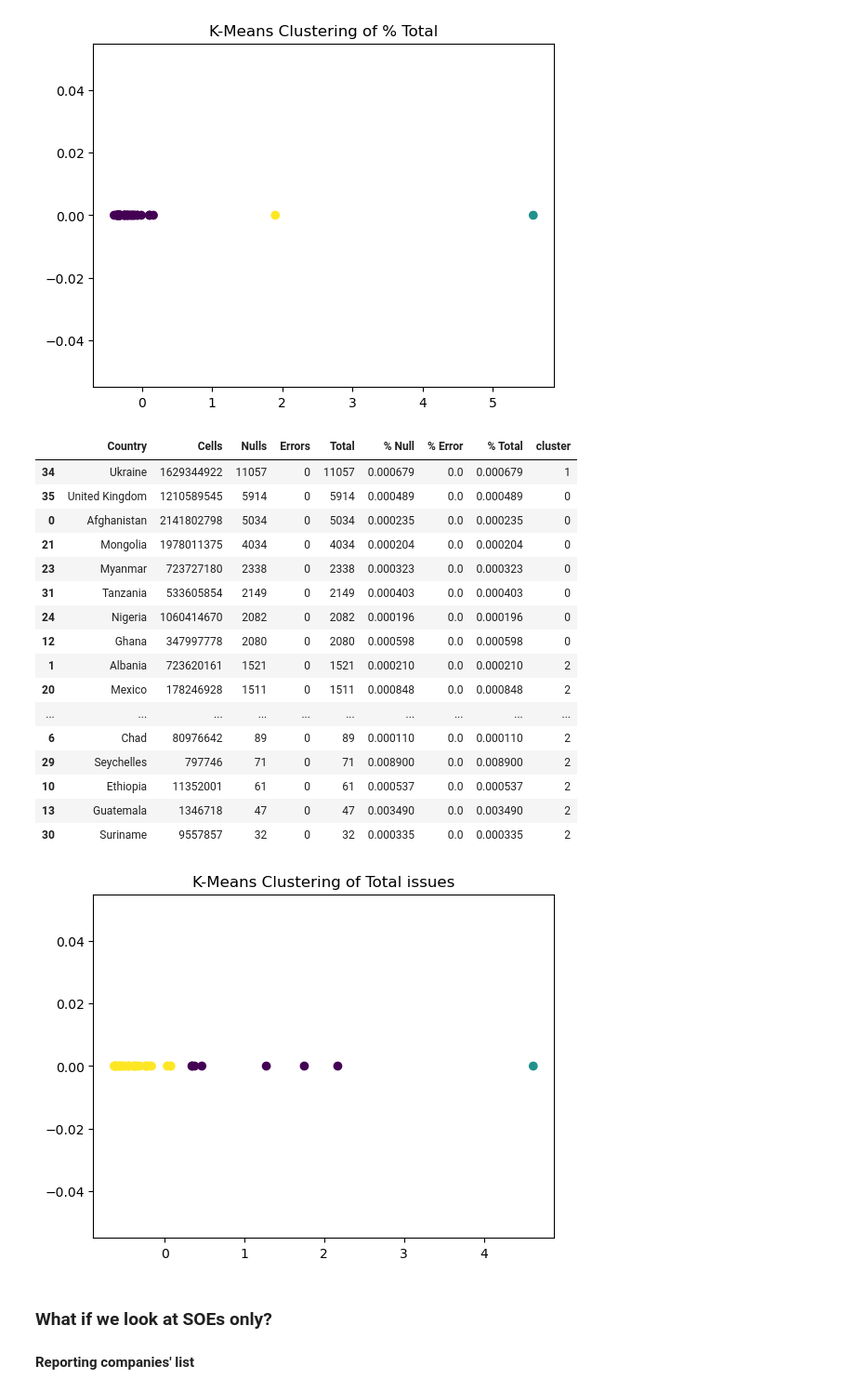
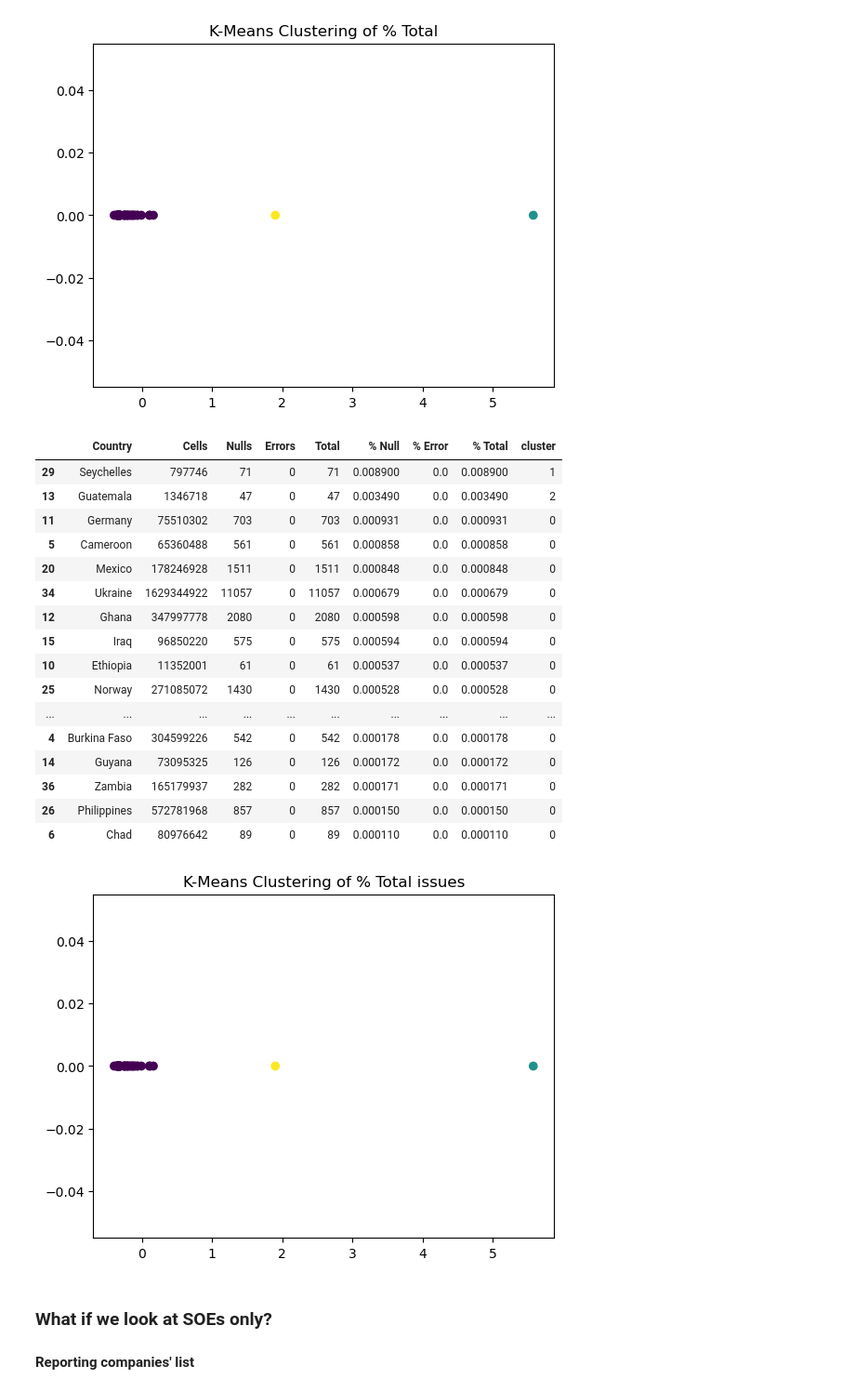
Before and after one commit to civicliteracies/EITI_SDT_data_verification_and_validation, a Jupyter notebook: 01 - Completeness and correctness.ipynb, the cells around one changed output. Shown: that part at 93% size. Saved outputs shown, nothing was run; the diff lists cells and outputs as text; code cells hidden in the pictures.

```diff
--- a/01 - Completeness and correctness.ipynb
+++ b/01 - Completeness and correctness.ipynb
@@ -903,45 +903,45 @@ plt.show()
 # %%
 cluster = issues_per_country_non_opt.copy()
 
 # Select the column for clustering
-X = cluster[['Total']]
+X = cluster[['% Total']]
 
 # Standardize the data (important for k-means)
 scaler = StandardScaler()
 X_scaled = scaler.fit_transform(X)
 
 # Apply k-means clustering with k=3
 kmeans = KMeans(n_clusters=3, random_state=32)
 cluster['cluster'] = kmeans.fit_predict(X_scaled)
 
 # cluster['cluster'] = cluster['cluster'].map({1: 'low', 0: 'moderate', 2: 'high'})
 
 # Display the DataFrame with cluster assignments
-display(cluster.sort_values(by='Total', ascending=False))
+display(cluster.sort_values(by='% Total', ascending=False))
 
 # Plot the clusters
 plt.scatter(X_scaled[:, 0], [0] * len(X_scaled), c=cluster['cluster'], cmap='viridis')
-plt.title('K-Means Clustering of Total issues')
+plt.title('K-Means Clustering of % Total issues')
 plt.show()
 # %% [output]
 |  | Country | Cells | Nulls | Errors | Total | % Null | % Error | % Total | cluster |
-| 34 | Ukraine | 1629344922 | 11057 | 0 | 11057 | 0.000679 | 0.0 | 0.000679 | 1 |
-| 35 | United Kingdom | 1210589545 | 5914 | 0 | 5914 | 0.000489 | 0.0 | 0.000489 | 0 |
-| 0 | Afghanistan | 2141802798 | 5034 | 0 | 5034 | 0.000235 | 0.0 | 0.000235 | 0 |
-| 21 | Mongolia | 1978011375 | 4034 | 0 | 4034 | 0.000204 | 0.0 | 0.000204 | 0 |
-| 23 | Myanmar | 723727180 | 2338 | 0 | 2338 | 0.000323 | 0.0 | 0.000323 | 0 |
-| 31 | Tanzania | 533605854 | 2149 | 0 | 2149 | 0.000403 | 0.0 | 0.000403 | 0 |
-| 24 | Nigeria | 1060414670 | 2082 | 0 | 2082 | 0.000196 | 0.0 | 0.000196 | 0 |
+| 29 | Seychelles | 797746 | 71 | 0 | 71 | 0.008900 | 0.0 | 0.008900 | 1 |
+| 13 | Guatemala | 1346718 | 47 | 0 | 47 | 0.003490 | 0.0 | 0.003490 | 2 |
+| 11 | Germany | 75510302 | 703 | 0 | 703 | 0.000931 | 0.0 | 0.000931 | 0 |
+| 5 | Cameroon | 65360488 | 561 | 0 | 561 | 0.000858 | 0.0 | 0.000858 | 0 |
+| 20 | Mexico | 178246928 | 1511 | 0 | 1511 | 0.000848 | 0.0 | 0.000848 | 0 |
+| 34 | Ukraine | 1629344922 | 11057 | 0 | 11057 | 0.000679 | 0.0 | 0.000679 | 0 |
 | 12 | Ghana | 347997778 | 2080 | 0 | 2080 | 0.000598 | 0.0 | 0.000598 | 0 |
-| 1 | Albania | 723620161 | 1521 | 0 | 1521 | 0.000210 | 0.0 | 0.000210 | 2 |
-| 20 | Mexico | 178246928 | 1511 | 0 | 1511 | 0.000848 | 0.0 | 0.000848 | 2 |
+| 15 | Iraq | 96850220 | 575 | 0 | 575 | 0.000594 | 0.0 | 0.000594 | 0 |
+| 10 | Ethiopia | 11352001 | 61 | 0 | 61 | 0.000537 | 0.0 | 0.000537 | 0 |
+| 25 | Norway | 271085072 | 1430 | 0 | 1430 | 0.000528 | 0.0 | 0.000528 | 0 |
 | ... | ... | ... | ... | ... | ... | ... | ... | ... | ... |
-| 6 | Chad | 80976642 | 89 | 0 | 89 | 0.000110 | 0.0 | 0.000110 | 2 |
-| 29 | Seychelles | 797746 | 71 | 0 | 71 | 0.008900 | 0.0 | 0.008900 | 2 |
-| 10 | Ethiopia | 11352001 | 61 | 0 | 61 | 0.000537 | 0.0 | 0.000537 | 2 |
-| 13 | Guatemala | 1346718 | 47 | 0 | 47 | 0.003490 | 0.0 | 0.003490 | 2 |
-| 30 | Suriname | 9557857 | 32 | 0 | 32 | 0.000335 | 0.0 | 0.000335 | 2 |
+| 4 | Burkina Faso | 304599226 | 542 | 0 | 542 | 0.000178 | 0.0 | 0.000178 | 0 |
+| 14 | Guyana | 73095325 | 126 | 0 | 126 | 0.000172 | 0.0 | 0.000172 | 0 |
+| 36 | Zambia | 165179937 | 282 | 0 | 282 | 0.000171 | 0.0 | 0.000171 | 0 |
+| 26 | Philippines | 572781968 | 857 | 0 | 857 | 0.000150 | 0.0 | 0.000150 | 0 |
+| 6 | Chad | 80976642 | 89 | 0 | 89 | 0.000110 | 0.0 | 0.000110 | 0 |
-[figure, old version]
+[figure, new version]
 # %% [markdown]
 ### What if we look at SOEs only?
 #### Reporting companies' list
```
Also changed, not shown: parts of 10 cells of this notebook, 1 other file.
